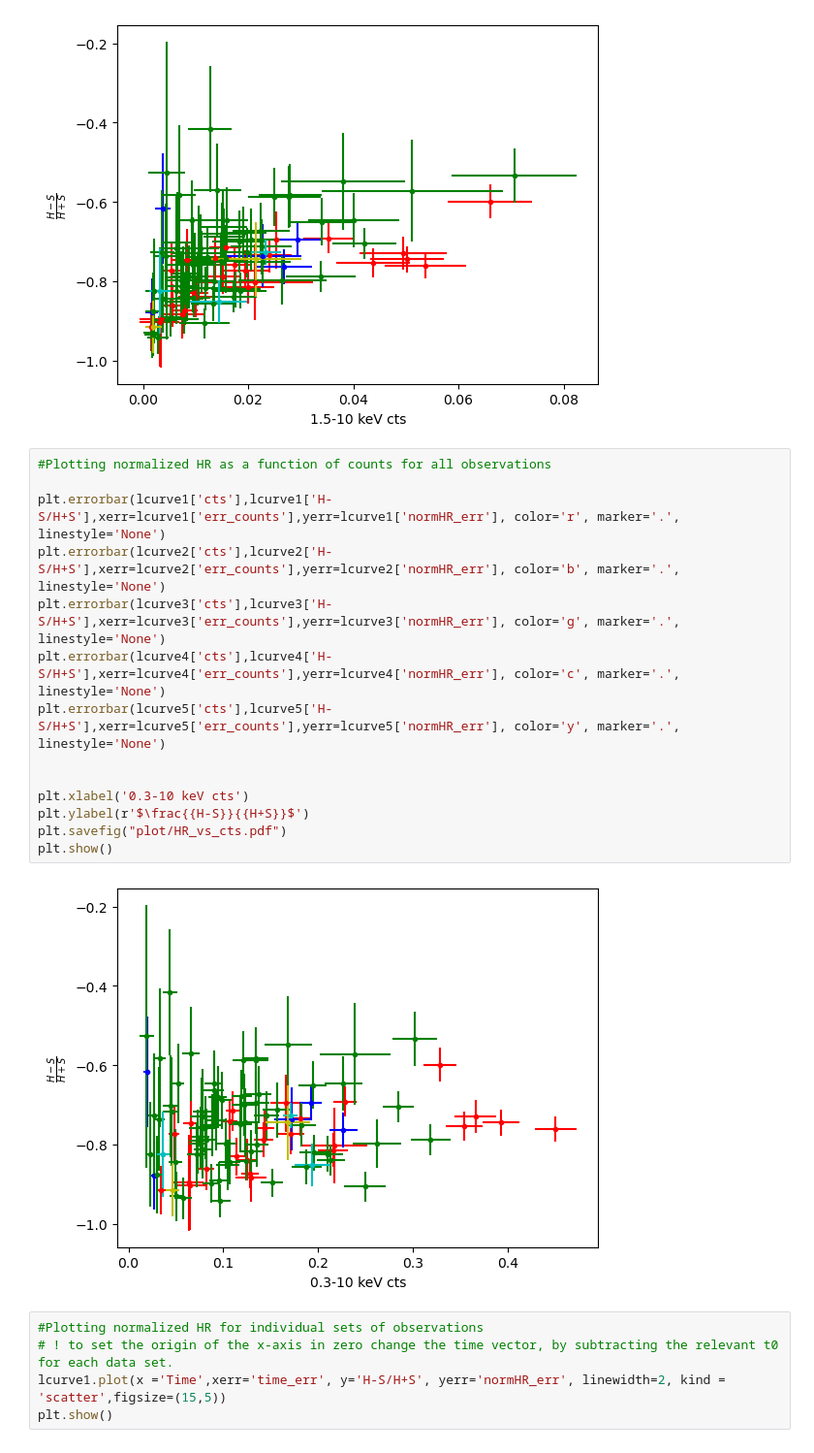
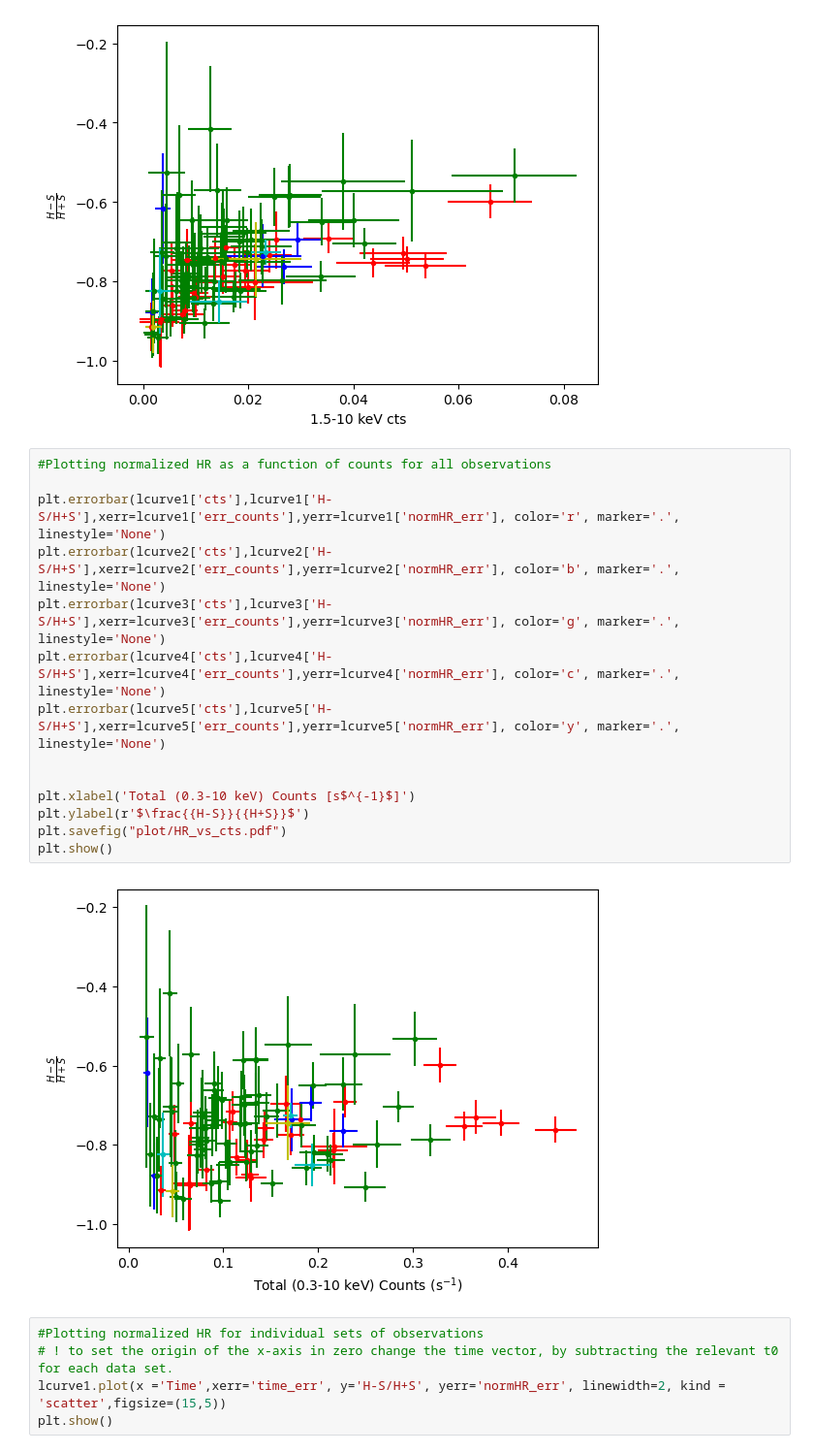
Before and after one commit to martapisci/IRAS_13224-3809, a Jupyter notebook: lc_iras13224-3809.ipynb, the cells around one changed output. Shown at 97% size. Saved outputs shown, nothing was run; the diff lists cells and outputs as text.

```diff
--- a/lc_iras13224-3809.ipynb
+++ b/lc_iras13224-3809.ipynb
@@ -373,19 +373,19 @@ plt.show()
 # %%
 #Plotting normalized HR as a function of counts for all observations
 
 plt.errorbar(lcurve1['cts'],lcurve1['H-S/H+S'],xerr=lcurve1['err_counts'],yerr=lcurve1['normHR_err'], color='r', marker='.', linestyle='None')
 plt.errorbar(lcurve2['cts'],lcurve2['H-S/H+S'],xerr=lcurve2['err_counts'],yerr=lcurve2['normHR_err'], color='b', marker='.', linestyle='None')
 plt.errorbar(lcurve3['cts'],lcurve3['H-S/H+S'],xerr=lcurve3['err_counts'],yerr=lcurve3['normHR_err'], color='g', marker='.', linestyle='None')
 plt.errorbar(lcurve4['cts'],lcurve4['H-S/H+S'],xerr=lcurve4['err_counts'],yerr=lcurve4['normHR_err'], color='c', marker='.', linestyle='None')
 plt.errorbar(lcurve5['cts'],lcurve5['H-S/H+S'],xerr=lcurve5['err_counts'],yerr=lcurve5['normHR_err'], color='y', marker='.', linestyle='None')
 
 
-plt.xlabel('0.3-10 keV cts')
+plt.xlabel('Total (0.3-10 keV) Counts [s$^{-1}$]')
 plt.ylabel(r'$\frac{{H-S}}{{H+S}}$')
 plt.savefig("plot/HR_vs_cts.pdf")
 plt.show()
 # %% [output]
-[figure, old version]
+[figure, new version]
 # %%
 #Plotting normalized HR for individual sets of observations
 # ! to set the origin of the x-axis in zero change the time vector, by subtracting the relevant t0 for each data set.
```
Also changed, not shown: parts of 6 cells of this notebook, 8 other files.
